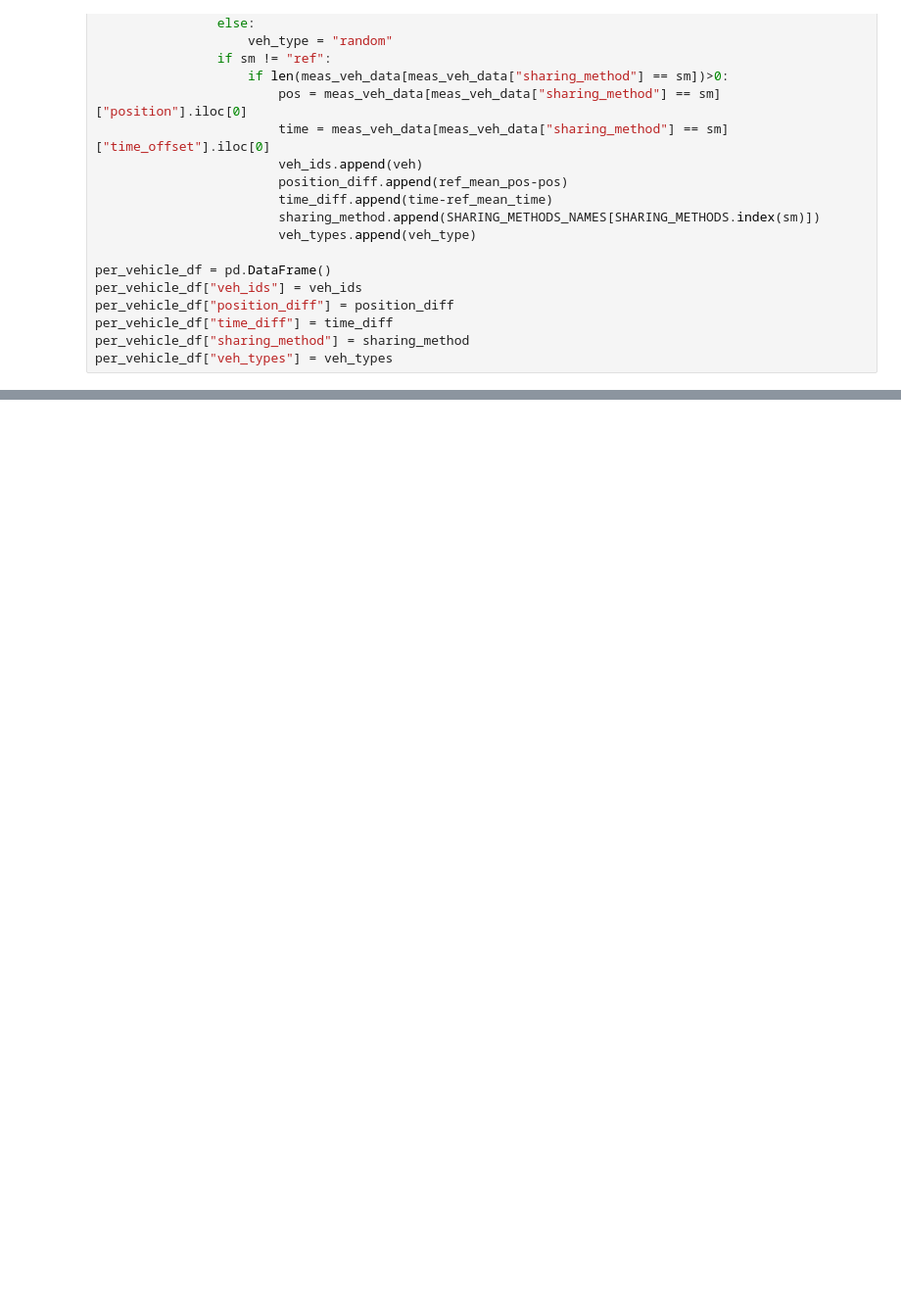
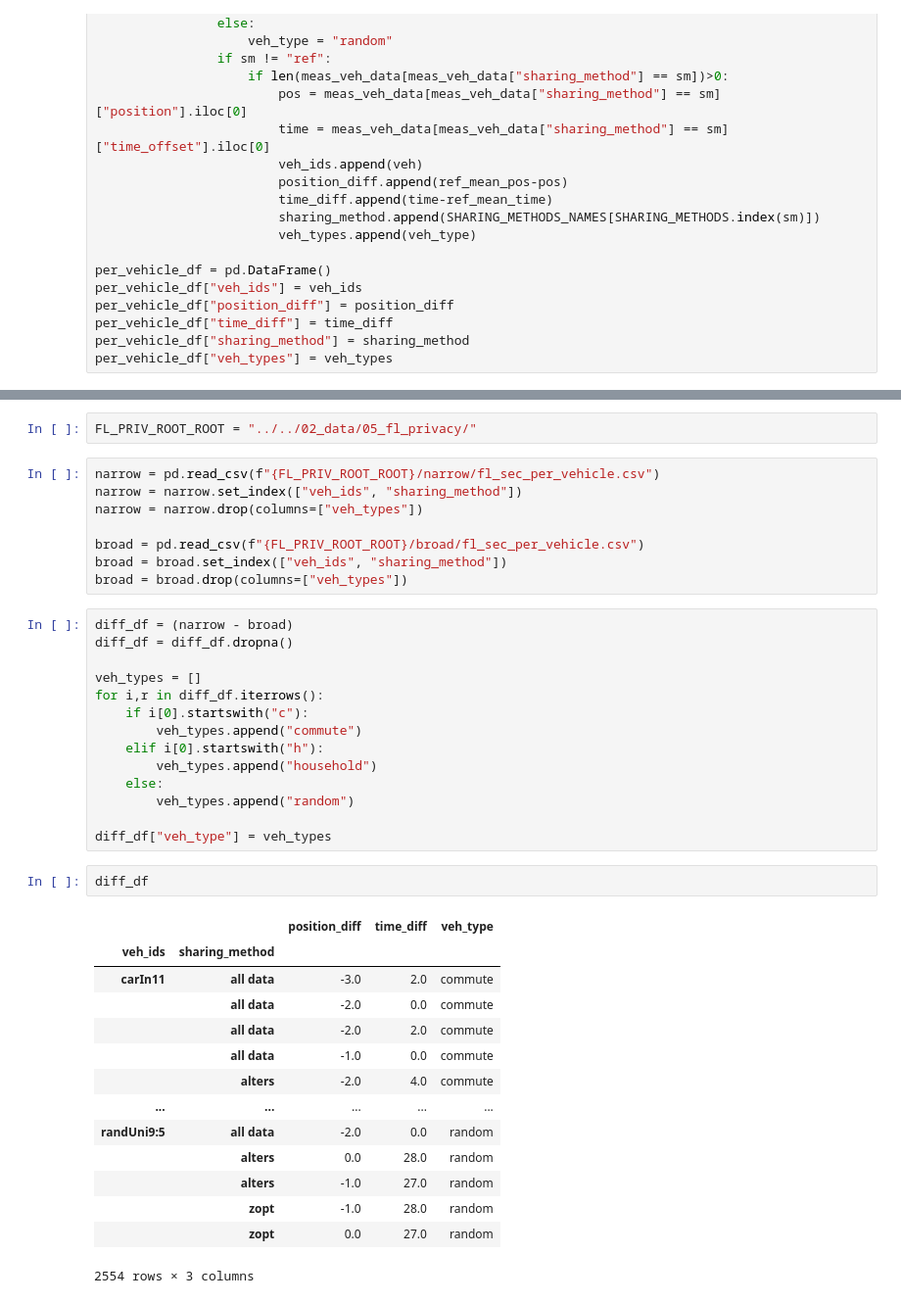
Before and after one commit to alelevente/selcop, a Jupyter notebook: 03_da/05_evaluation/04_fl_privacy.ipynb, the cells around one changed output, grey strips where cells are left out. Shown: that part at 98% size. Cells and saved outputs as stored; diff of their text form; blank space fills up the shorter version.

```diff
--- a/03_da/05_evaluation/04_fl_privacy.ipynb
+++ b/03_da/05_evaluation/04_fl_privacy.ipynb
@@ -136,0 +141,41 @@ plt.legend(title="vehicle type", ncols=4, loc="lower center", bbox_to_anchor=(.5
+# %%
+FL_PRIV_ROOT_ROOT = "../../02_data/05_fl_privacy/"
+# %%
+narrow = pd.read_csv(f"{FL_PRIV_ROOT_ROOT}/narrow/fl_sec_per_vehicle.csv")
+narrow = narrow.set_index(["veh_ids", "sharing_method"])
+narrow = narrow.drop(columns=["veh_types"])
+
+broad = pd.read_csv(f"{FL_PRIV_ROOT_ROOT}/broad/fl_sec_per_vehicle.csv")
+broad = broad.set_index(["veh_ids", "sharing_method"])
+broad = broad.drop(columns=["veh_types"])
+# %%
+diff_df = (narrow - broad)
+diff_df = diff_df.dropna()
+
+veh_types = []
+for i,r in diff_df.iterrows():
+    if i[0].startswith("c"):
+        veh_types.append("commute")
+    elif i[0].startswith("h"):
+        veh_types.append("household")
+    else:
+        veh_types.append("random")
+
+diff_df["veh_type"] = veh_types
+# %%
+diff_df
+# %% [output]
+|  |  | position_diff | time_diff | veh_type |
+| veh_ids | sharing_method |  |  |  |
+| carIn11 | all data | -3.0 | 2.0 | commute |
+|  | all data | -2.0 | 0.0 | commute |
+|  | all data | -2.0 | 2.0 | commute |
+|  | all data | -1.0 | 0.0 | commute |
+|  | alters | -2.0 | 4.0 | commute |
+| ... | ... | ... | ... | ... |
+| randUni9:5 | all data | -2.0 | 0.0 | random |
+|  | alters | 0.0 | 28.0 | random |
+|  | alters | -1.0 | 27.0 | random |
+|  | zopt | -1.0 | 28.0 | random |
+|  | zopt | 0.0 | 27.0 | random |
+2554 rows × 3 columns
```
Also changed, not shown: parts of 7 cells of this notebook, 4 other files.
